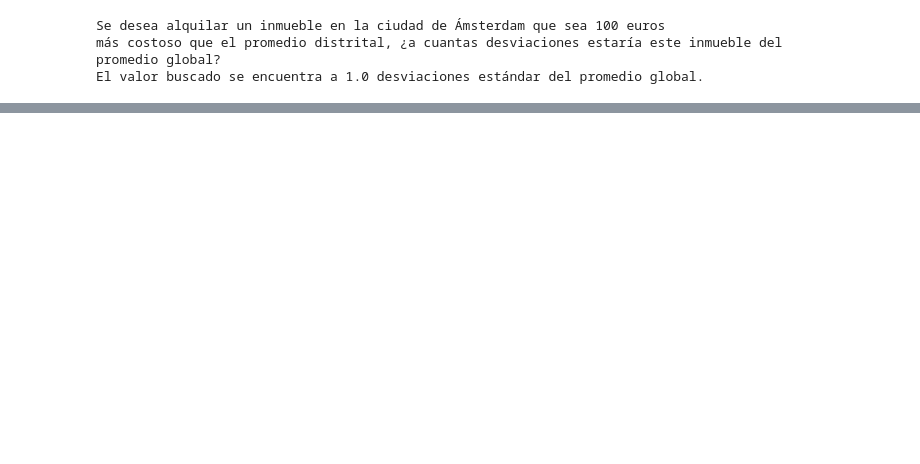
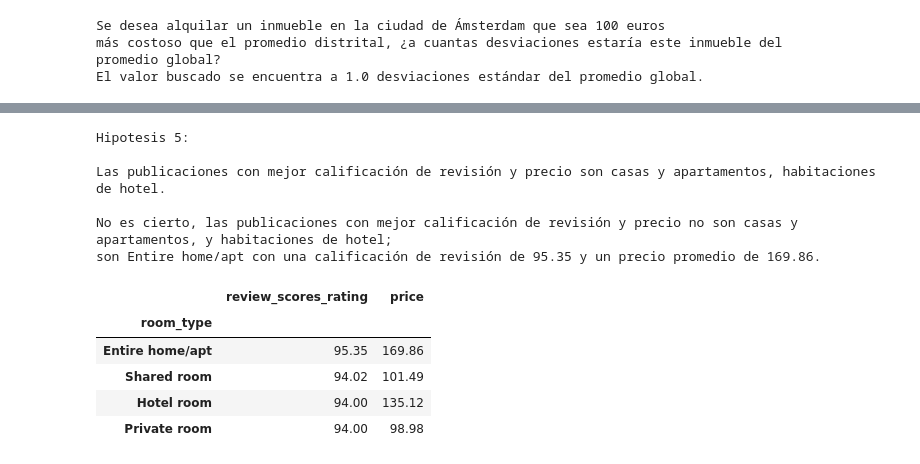
Before and after one commit to Emmaquantum/Data-Science-Proyect-Airbnb, a Jupyter notebook: PrimerReporte.ipynb, the cells around one changed output, grey strips where cells are left out. Cells and saved outputs as stored; diff of their text form; code cells hidden in the pictures; blank space fills up the shorter version.

```diff
--- a/PrimerReporte.ipynb
+++ b/PrimerReporte.ipynb
@@ -213,0 +165,16 @@ El valor buscado se encuentra a 1.0 desviaciones estándar del promedio global.
+# %%
+print("Hipotesis 1: ")
+print("\nEl 50% de las publicaciones de la plataforma, en su mayoría ofrecen habitaciones de hotel.")
+
+data_list_ = data_list.copy()
+#create a new column, it's a 0 or 1 number depending that it's a hotel room or not
+data_list_['Hotel room'] = np.where(data_list_['room_type'] == 'Hotel room', 1, 0)
+hotel_room = data_list_["Hotel room"].value_counts()[1]
+index = data_list_.shape[0]
+
+por_hotel_room = (hotel_room / index)* 100
+
+if por_hotel_room != 50:
+    print(f"\nNo es verdadero, solo el {por_hotel_room:.4f}% ofrecen habitaciones de hotel.")
+else:
+    print("\nEs cierto, el 50% de las publicaciones ofrecen habitaciones de hotel.")
@@ -213,0 +251,21 @@ El valor buscado se encuentra a 1.0 desviaciones estándar del promedio global.
+# %%
+print("Hipotesis 5: ")
+print("\nLas publicaciones con mejor calificación de revisión y precio son casas y apartamentos, habitaciones de hotel.")
+
+#groupby room_type and get the mean of review_scores_rating and price
+grouped = data_list_.groupby('room_type').agg({'review_scores_rating': 'mean', 'price': 'mean'}).sort_values(by=['review_scores_rating', 'price'], ascending=False).round(2)
+print(f"\nLas publicaciones con mejor calificación de revisión y precio no son casas y apartamentos, y habitaciones de hotel; \nson {grouped.index[0]} con una calificación de revisión de {grouped.iloc[0]['review_scores_rating']:.2f} y un precio promedio de {grouped.iloc[0]['price']:.2f}.")
+grouped
+# %% [output]
+Hipotesis 5:
+
+Las publicaciones con mejor calificación de revisión y precio son casas y apartamentos, habitaciones de hotel.
+
+No es cierto, las publicaciones con mejor calificación de revisión y precio no son casas y apartamentos, y habitaciones de hotel;
+son Entire home/apt con una calificación de revisión de 95.35 y un precio promedio de 169.86.
+|  | review_scores_rating | price |
+| room_type |  |  |
+| Entire home/apt | 95.35 | 169.86 |
+| Shared room | 94.02 | 101.49 |
+| Hotel room | 94.00 | 135.12 |
+| Private room | 94.00 | 98.98 |
```
Also changed, not shown: parts of 17 cells of this notebook.
